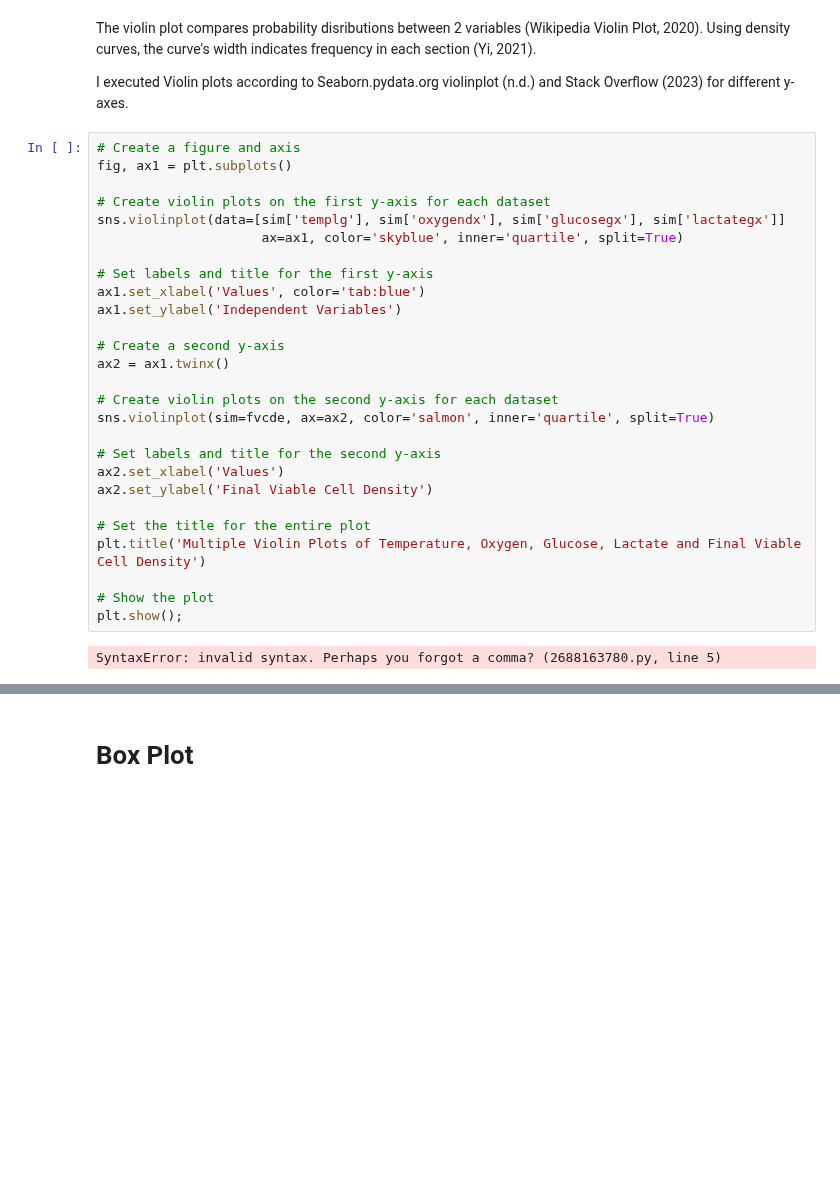
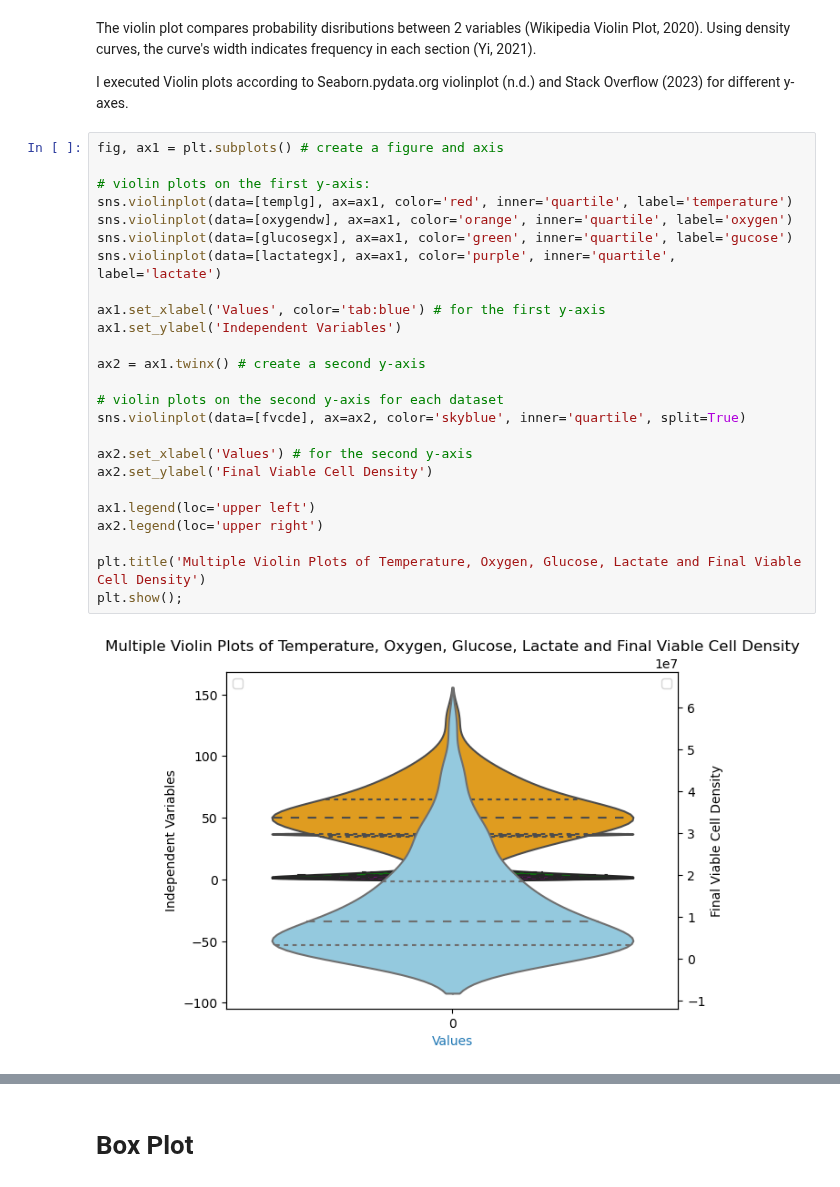
Before and after one commit to nurbujang/1progdaw23, a Jupyter notebook: project1.ipynb, the cells around one changed output, grey strips where cells are left out. Cells and saved outputs as stored; diff of their text form; blank space fills up the shorter version.

Commit message:
combined violin plot

```diff
--- a/project1.ipynb
+++ b/project1.ipynb
@@ -462,34 +734,32 @@ The violin plot compares probability disributions between 2 variables (Wikipedia
 
 I executed Violin plots according to Seaborn.pydata.org violinplot (n.d.) and Stack Overflow (2023) for different y-axes.
 # %%
-# Create a figure and axis
-fig, ax1 = plt.subplots()
+fig, ax1 = plt.subplots() # create a figure and axis
 
-# Create violin plots on the first y-axis for each dataset
-sns.violinplot(data=[sim['templg'], sim['oxygendx'], sim['glucosegx'], sim['lactategx']]
-                     ax=ax1, color='skyblue', inner='quartile', split=True)
+# violin plots on the first y-axis:
+sns.violinplot(data=[templg], ax=ax1, color='red', inner='quartile', label='temperature')
+sns.violinplot(data=[oxygendw], ax=ax1, color='orange', inner='quartile', label='oxygen')
+sns.violinplot(data=[glucosegx], ax=ax1, color='green', inner='quartile', label='gucose')
+sns.violinplot(data=[lactategx], ax=ax1, color='purple', inner='quartile', label='lactate')
 
-# Set labels and title for the first y-axis
-ax1.set_xlabel('Values', color='tab:blue')
+ax1.set_xlabel('Values', color='tab:blue') # for the first y-axis
 ax1.set_ylabel('Independent Variables')
 
-# Create a second y-axis
-ax2 = ax1.twinx()
+ax2 = ax1.twinx() # create a second y-axis
 
-# Create violin plots on the second y-axis for each dataset
-sns.violinplot(sim=fvcde, ax=ax2, color='salmon', inner='quartile', split=True)
+# violin plots on the second y-axis for each dataset
+sns.violinplot(data=[fvcde], ax=ax2, color='skyblue', inner='quartile', split=True)
 
-# Set labels and title for the second y-axis
-ax2.set_xlabel('Values')
+ax2.set_xlabel('Values') # for the second y-axis
 ax2.set_ylabel('Final Viable Cell Density')
 
-# Set the title for the entire plot
+ax1.legend(loc='upper left')
+ax2.legend(loc='upper right')
+
 plt.title('Multiple Violin Plots of Temperature, Oxygen, Glucose, Lactate and Final Viable Cell Density')
-
-# Show the plot
 plt.show();
 # %% [output]
-SyntaxError: invalid syntax. Perhaps you forgot a comma? (2688163780.py, line 5)
+[figure, added]
 # %%
 columns = ['templg', 'oxygendw','glucosegx','lactategx', 'fvcde' ]
 
```
Also changed, not shown: parts of 35 cells of this notebook.
